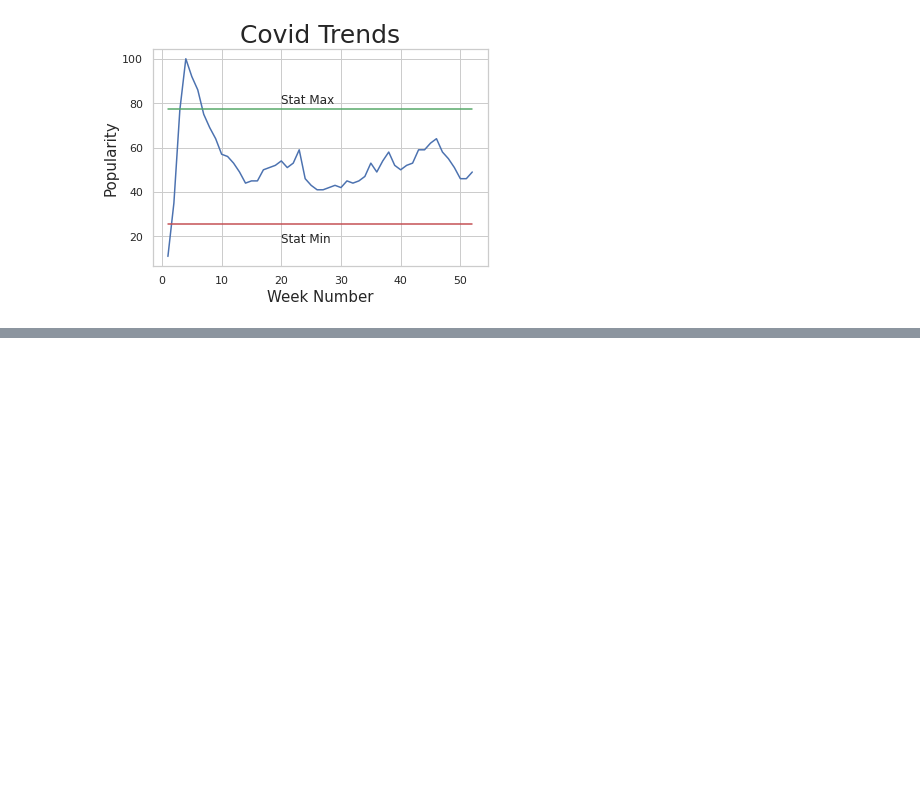
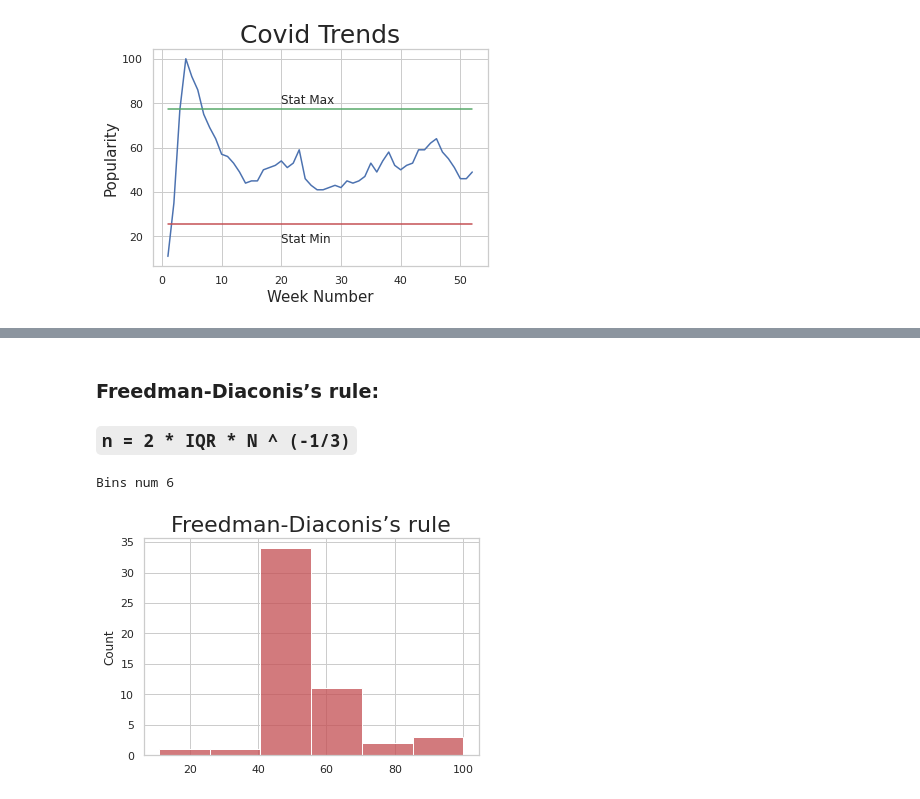
Before and after one commit to DimDimi4-and-fixiki/data_analysis, a Jupyter notebook: Covid_Trends/Confidence_intervals.ipynb, the cells around one changed output, grey strips where cells are left out. Drawn from its saved outputs; the diff is of its cells as text; code cells hidden in the pictures; blank space fills up the shorter version.

```diff
--- a/Covid_Trends/Confidence_intervals.ipynb
+++ b/Covid_Trends/Confidence_intervals.ipynb
@@ -109,0 +135,11 @@ Text(0, 0.5, 'Popularity')
+# %% [markdown]
+### Freedman-Diaconis’s rule:
+### `n = 2 * IQR * N ^ (-1/3)`
+# %%
+bins_num = int(2 * IQR * rows_num ** (-1/3))  # using formula from the rule
+freedman_hist = sns.histplot(y, bins=bins_num, color="r")  # Freedman-Diaconis’s rule histogram
+freedman_hist.set_title("Freedman-Diaconis’s rule", fontsize=22)
+print("Bins num", bins_num)  # Prints num of bins
+# %% [output]
+Bins num 6
+[figure, added]
```
Also changed, not shown: parts of 9 cells of this notebook.
